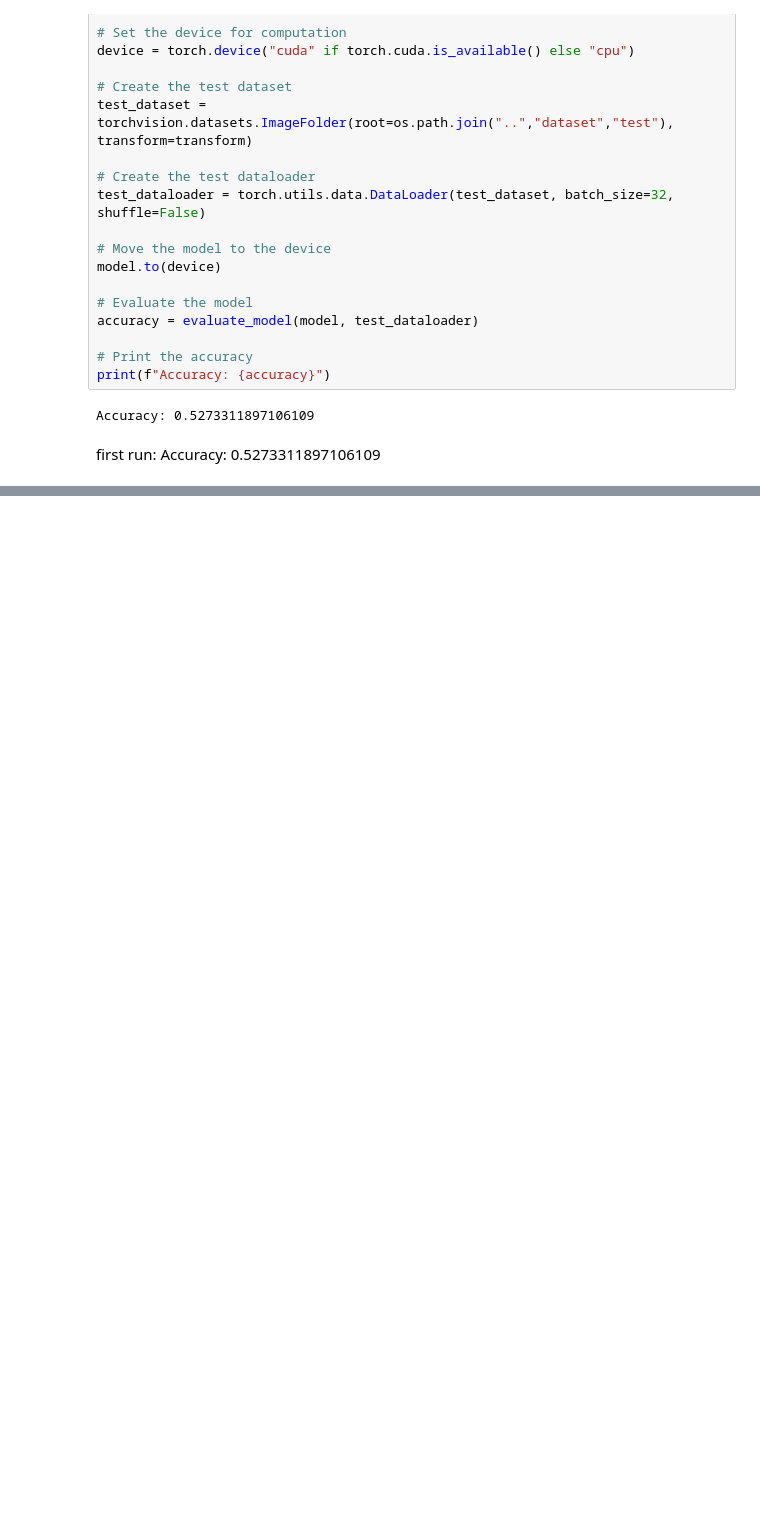
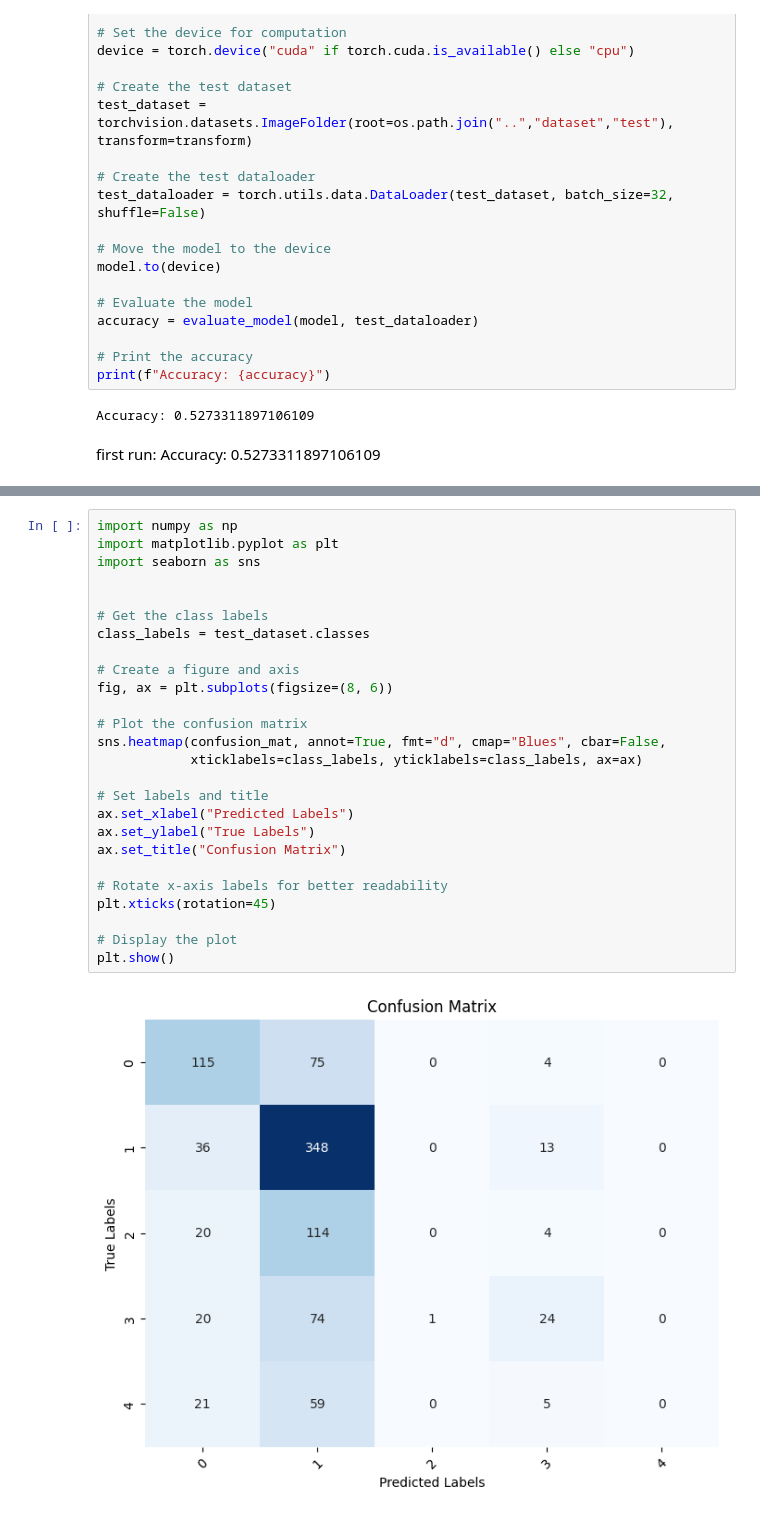
Before and after one commit to vrosenberg/HTCV-Sem, a Jupyter notebook: src/baseline.ipynb, the cells around one changed output, grey strips where cells are left out. Drawn from its saved outputs; the diff is of its cells as text; blank space fills up the shorter version.

```diff
--- a/src/baseline.ipynb
+++ b/src/baseline.ipynb
@@ -175,2 +211,30 @@ Accuracy: 0.5273311897106109
+# %%
+import numpy as np
+import matplotlib.pyplot as plt
+import seaborn as sns
+
+
+# Get the class labels
+class_labels = test_dataset.classes
+
+# Create a figure and axis
+fig, ax = plt.subplots(figsize=(8, 6))
+
+# Plot the confusion matrix
+sns.heatmap(confusion_mat, annot=True, fmt="d", cmap="Blues", cbar=False,
+            xticklabels=class_labels, yticklabels=class_labels, ax=ax)
+
+# Set labels and title
+ax.set_xlabel("Predicted Labels")
+ax.set_ylabel("True Labels")
+ax.set_title("Confusion Matrix")
+
+# Rotate x-axis labels for better readability
+plt.xticks(rotation=45)
+
+# Display the plot
+plt.show()
+# %% [output]
+[figure, added]
 # %%
 # Train the model
```
Also changed, not shown: parts of 7 cells of this notebook, 3 other files.
